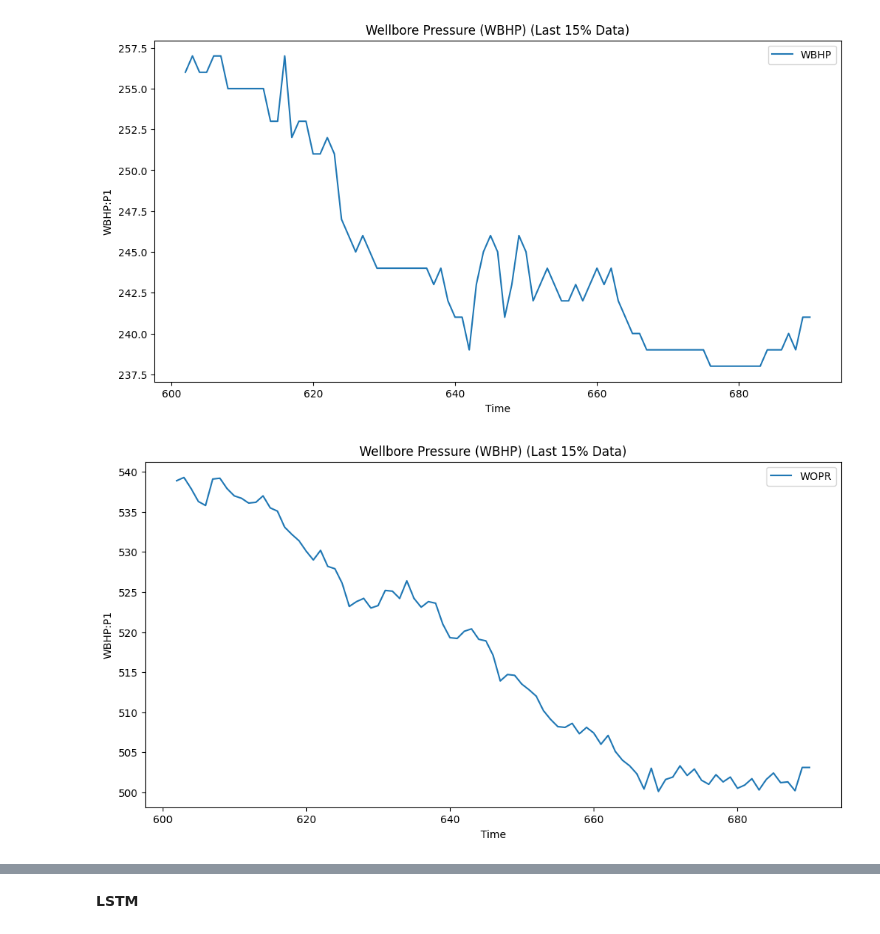
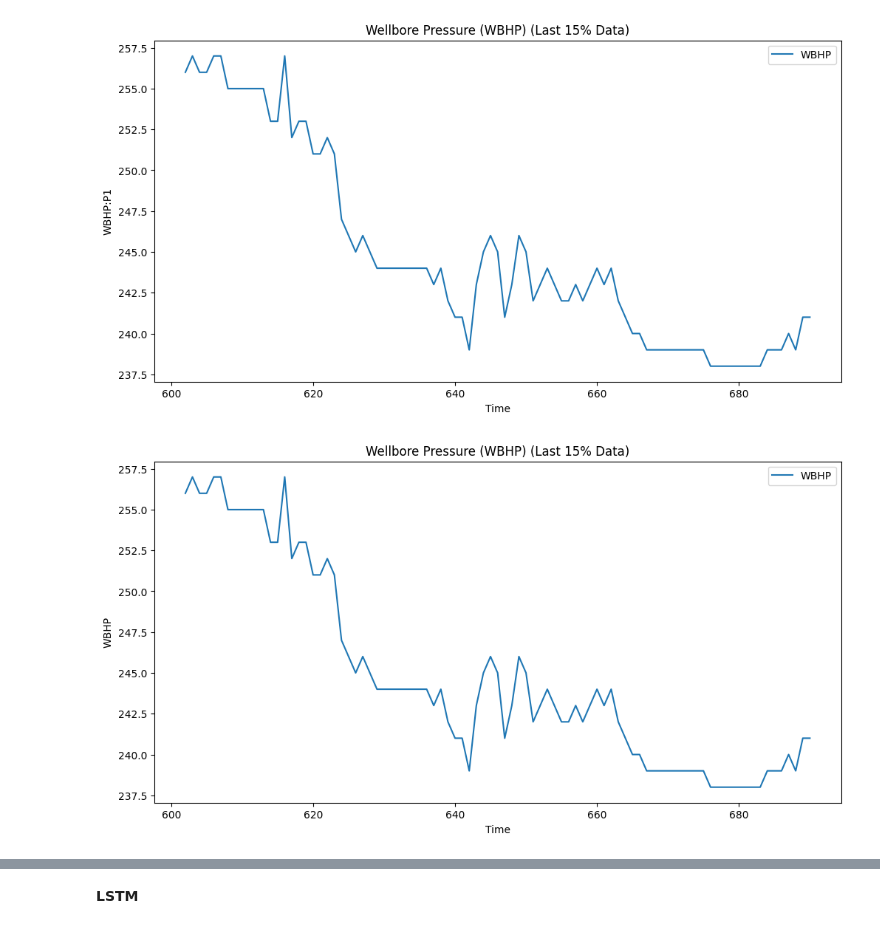
Before and after one commit to Salsabilaurelia1408/tugasakhirsalsa, a Jupyter notebook: WOPR.ipynb, the cells around one changed output, grey strips where cells are left out. Drawn from its saved outputs; the diff is of its cells as text; code cells hidden in the pictures.

```diff
--- a/WOPR.ipynb
+++ b/WOPR.ipynb
@@ -72,15 +72,15 @@ plt.show()
 # %%
 df = pd.read_csv(url, index_col='Time', parse_dates=True)
 start_index = int(len(df) * 0.86)
 end_index = len(df)
-subset_df = df.iloc[start_index:end_index][['WOPR']]
+subset_df = df.iloc[start_index:end_index][['WBHP']]
 subset_df.plot(figsize=(12, 6))
 plt.title('Wellbore Pressure (WBHP) (Last 15% Data)')
 plt.xlabel('Time')
-plt.ylabel('WBHP:P1')
+plt.ylabel('WBHP')
 plt.show()
 # %% [output]
-[figure, old version]
+[figure, new version]
 # %%
 def load_data(filename):
     """
```
Also changed, not shown: parts of 23 cells of this notebook.
